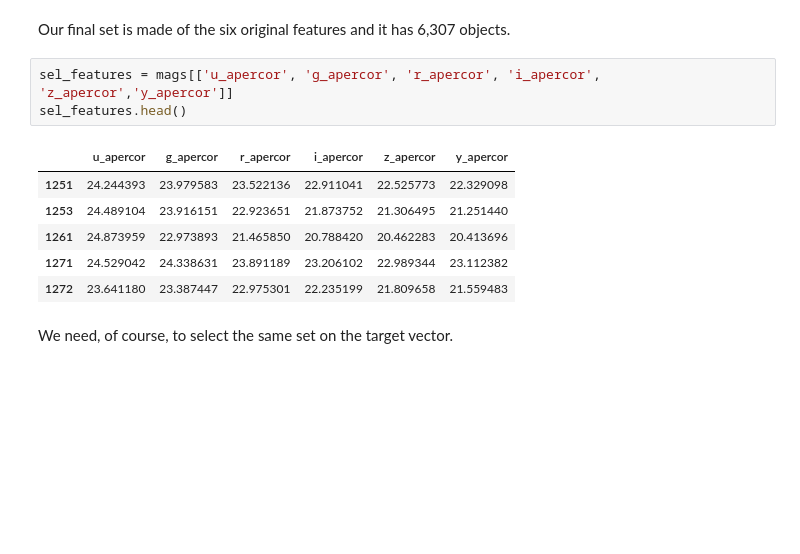
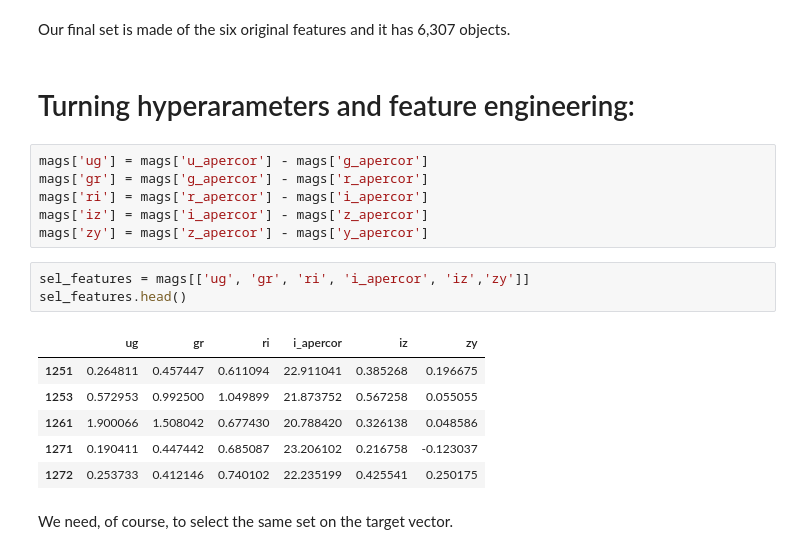
Before and after one commit to seoserang/phys255ml, a Jupyter notebook: 9 Ensemble/PZ_RFColor.ipynb, the cells around one changed output. Drawn from its saved outputs; the diff is of its cells as text; blank space fills up the shorter version.

```diff
--- a/9 Ensemble/PZ_RFColor.ipynb
+++ b/9 Ensemble/PZ_RFColor.ipynb
@@ -403,16 +392,24 @@ mags.shape
 (6307, 9)
 # %% [markdown]
 Our final set is made of the six original features and it has 6,307 objects.
+# %% [markdown]
+# Turning hyperarameters and feature engineering:
+# %%
+mags['ug'] = mags['u_apercor'] - mags['g_apercor']
+mags['gr'] = mags['g_apercor'] - mags['r_apercor']
+mags['ri'] = mags['r_apercor'] - mags['i_apercor']
+mags['iz'] = mags['i_apercor'] - mags['z_apercor']
+mags['zy'] = mags['z_apercor'] - mags['y_apercor']
 # %%
-sel_features = mags[['u_apercor', 'g_apercor', 'r_apercor', 'i_apercor', 'z_apercor','y_apercor']]
+sel_features = mags[['ug', 'gr', 'ri', 'i_apercor', 'iz','zy']]
 sel_features.head()
 # %% [output]
-|  | u_apercor | g_apercor | r_apercor | i_apercor | z_apercor | y_apercor |
-| 1251 | 24.244393 | 23.979583 | 23.522136 | 22.911041 | 22.525773 | 22.329098 |
-| 1253 | 24.489104 | 23.916151 | 22.923651 | 21.873752 | 21.306495 | 21.251440 |
-| 1261 | 24.873959 | 22.973893 | 21.465850 | 20.788420 | 20.462283 | 20.413696 |
-| 1271 | 24.529042 | 24.338631 | 23.891189 | 23.206102 | 22.989344 | 23.112382 |
-| 1272 | 23.641180 | 23.387447 | 22.975301 | 22.235199 | 21.809658 | 21.559483 |
+|  | ug | gr | ri | i_apercor | iz | zy |
+| 1251 | 0.264811 | 0.457447 | 0.611094 | 22.911041 | 0.385268 | 0.196675 |
+| 1253 | 0.572953 | 0.992500 | 1.049899 | 21.873752 | 0.567258 | 0.055055 |
+| 1261 | 1.900066 | 1.508042 | 0.677430 | 20.788420 | 0.326138 | 0.048586 |
+| 1271 | 0.190411 | 0.447442 | 0.685087 | 23.206102 | 0.216758 | -0.123037 |
+| 1272 | 0.253733 | 0.412146 | 0.740102 | 22.235199 | 0.425541 | 0.250175 |
 # %% [markdown]
 We need, of course, to select the same set on the target vector.
 # %%
```
Also changed, not shown: parts of 36 cells of this notebook, 1 other file.
